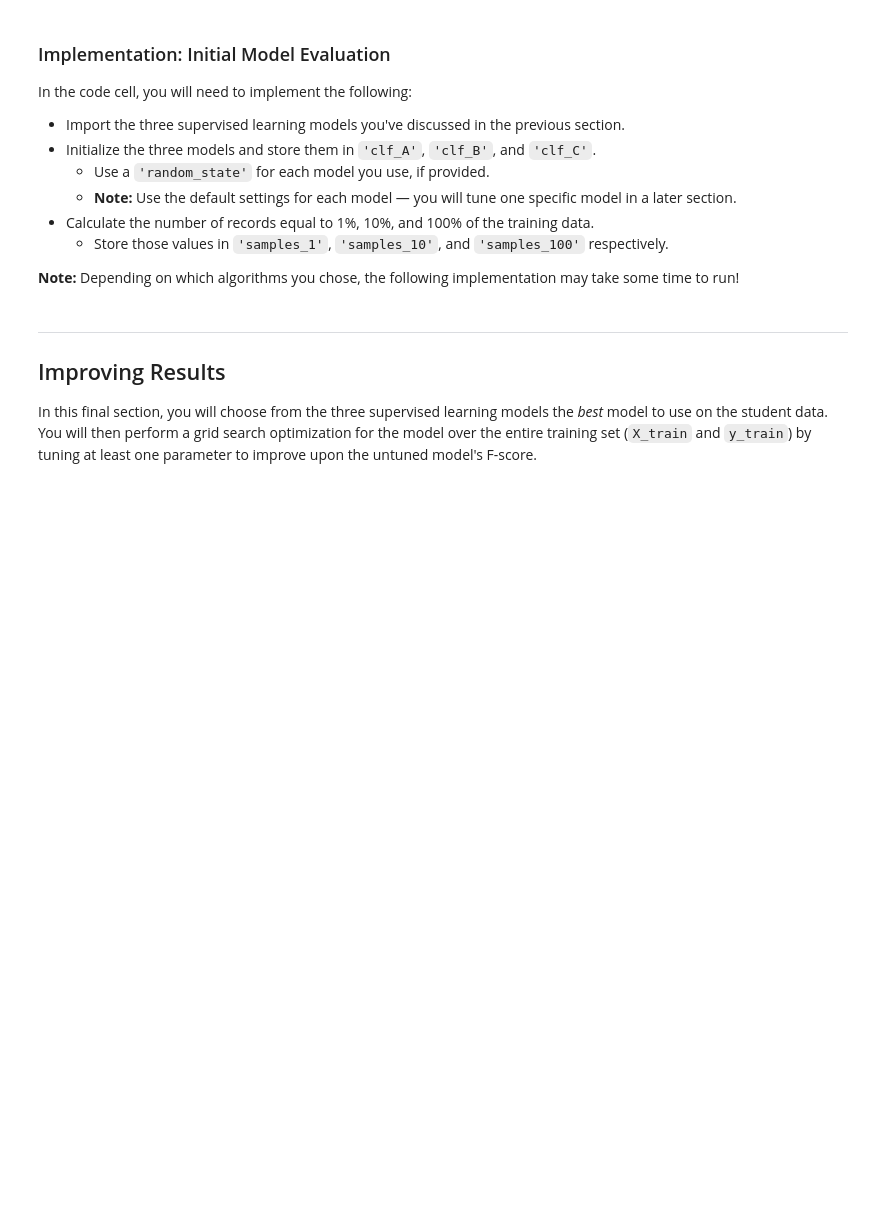
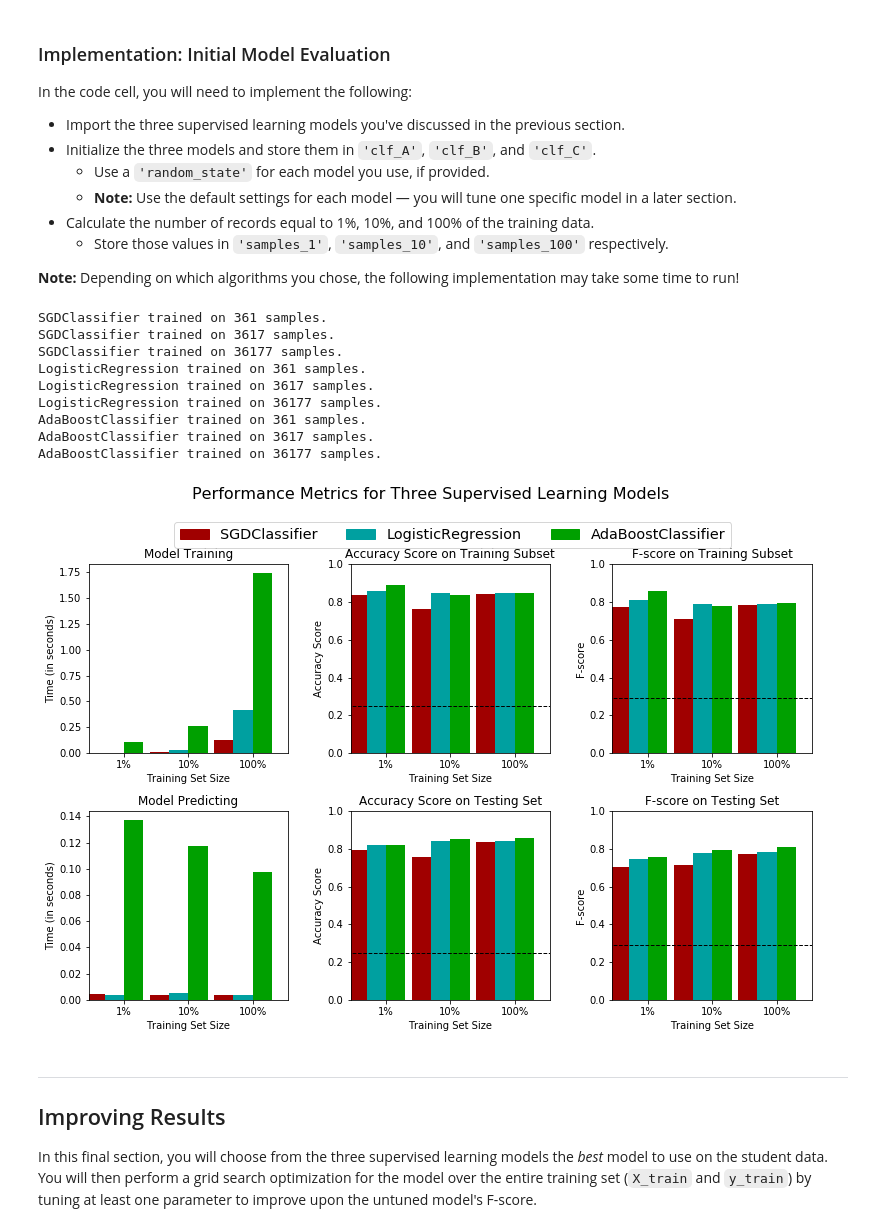
Before and after one commit to saxenanihal95/finding_donors, a Jupyter notebook: finding_donors.ipynb, the cells around one changed output. Cells and saved outputs as stored; diff of their text form; code cells hidden in the pictures; blank space fills up the shorter version.

```diff
--- a/finding_donors.ipynb
+++ b/finding_donors.ipynb
@@ -324,7 +324,7 @@ def train_predict(learner, sample_size, X_train, y_train, X_test, y_test):
     #       then get predictions on the first 300 training samples(X_train) using .predict()
     start = time() # Get start time
     predictions_test = learner.predict(X_test)
-    predictions_train = learner.predict(X_trian[:300])
+    predictions_train = learner.predict(X_train[:300])
     end = time() # Get end time
 
     # TODO: Calculate the total prediction time
@@ -333,19 +333,19 @@ def train_predict(learner, sample_size, X_train, y_train, X_test, y_test):
     # TODO: Compute accuracy on the first 300 training samples which is y_train[:300]
     from sklearn.metrics import accuracy_score
 
-    results['acc_train'] = accuracy_score(y_train[:300])
+    results['acc_train'] = accuracy_score(y_train[:300],predictions_train)
 
     # TODO: Compute accuracy on test set using accuracy_score()
-    results['acc_test'] = accuracy_score(y_test)
+    results['acc_test'] = accuracy_score(y_test,predictions_test)
 
     # TODO: Compute F-score on the the first 300 training samples using fbeta_score()
 
     from sklearn.metrics import fbeta_score
 
-    results['f_train'] = fbeta_score(y_true, y_pred, average='macro', beta=0.5)
+    results['f_train'] = fbeta_score(y_train[:300], predictions_train, average='macro', beta=0.5)
 
     # TODO: Compute F-score on the test set which is y_test
-    results['f_test'] = fbeta_score(y_true, y_pred, average='macro', beta=0.5)
+    results['f_test'] = fbeta_score(y_test, predictions_test, average='macro', beta=0.5)
 
     # Success
     print("{} trained on {} samples.".format(learner.__class__.__name__, sample_size))
@@ -366,30 +366,45 @@ In the code cell, you will need to implement the following:
 # %%
 # TODO: Import the three supervised learning models from sklearn
 
+from sklearn.linear_model import SGDClassifier,LogisticRegression
+
+from sklearn.ensemble import AdaBoostClassifier
+
 # TODO: Initialize the three models
-clf_A = None
-clf_B = None
-clf_C = None
+clf_A = SGDClassifier()
+clf_B = LogisticRegression()
+clf_C = AdaBoostClassifier()
 
 # TODO: Calculate the number of samples for 1%, 10%, and 100% of the training data
 # HINT: samples_100 is the entire training set i.e. len(y_train)
 # HINT: samples_10 is 10% of samples_100 (ensure to set the count of the values to be `int` and not `float`)
 # HINT: samples_1 is 1% of samples_100 (ensure to set the count of the values to be `int` and not `float`)
-samples_100 = None
-samples_10 = None
-samples_1 = None
+samples_100 = len(y_train)
+samples_10 = (int)(samples_100*0.1)
+samples_1 = (int)(samples_100*0.01)
 
 # Collect results on the learners
 results = {}
 for clf in [clf_A, clf_B, clf_C]:
     clf_name = clf.__class__.__name__
     results[clf_name] = {}
     for i, samples in enumerate([samples_1, samples_10, samples_100]):
         results[clf_name][i] = \
         train_predict(clf, samples, X_train, y_train, X_test, y_test)
 
 # Run metrics visualization for the three supervised learning models chosen
 vs.evaluate(results, accuracy, fscore)
+# %% [output]
+SGDClassifier trained on 361 samples.
+SGDClassifier trained on 3617 samples.
+SGDClassifier trained on 36177 samples.
+LogisticRegression trained on 361 samples.
+LogisticRegression trained on 3617 samples.
+LogisticRegression trained on 36177 samples.
+AdaBoostClassifier trained on 361 samples.
+AdaBoostClassifier trained on 3617 samples.
+AdaBoostClassifier trained on 36177 samples.
+[figure, added]
 # %% [markdown]
 ----
 ## Improving Results
```
